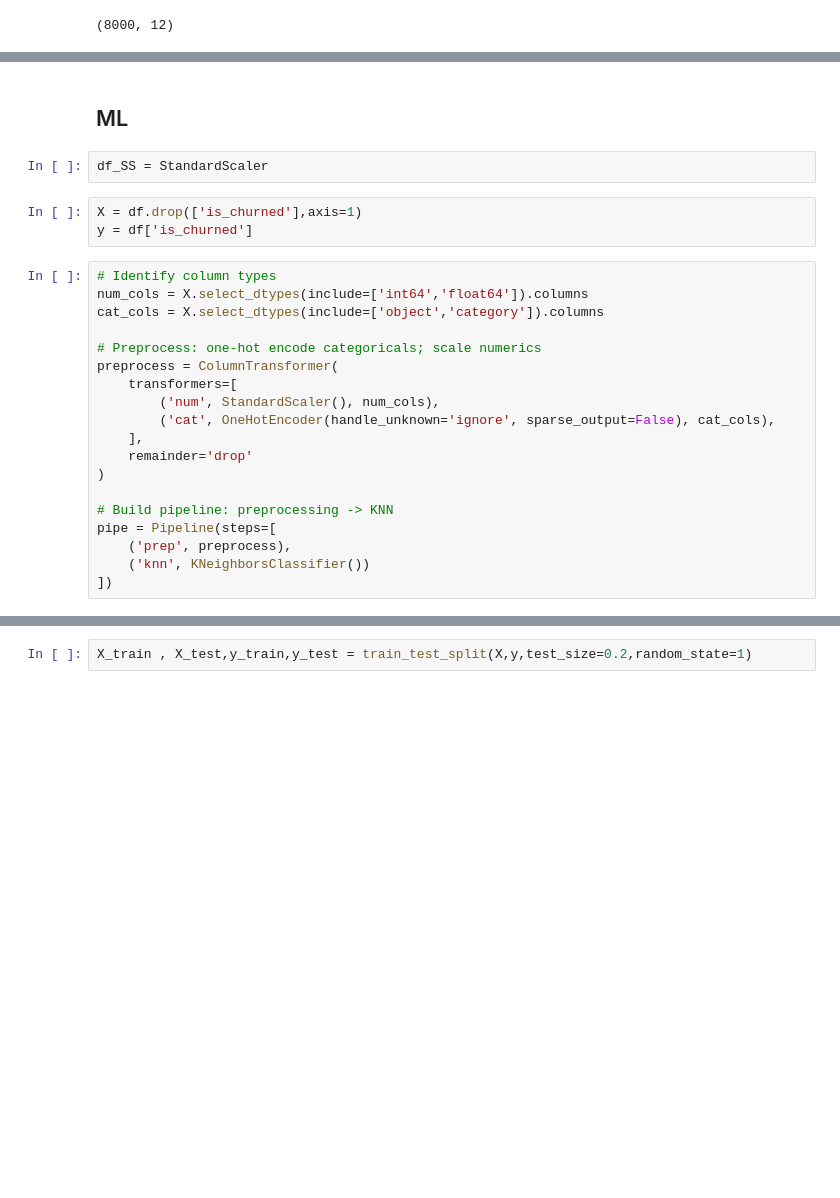
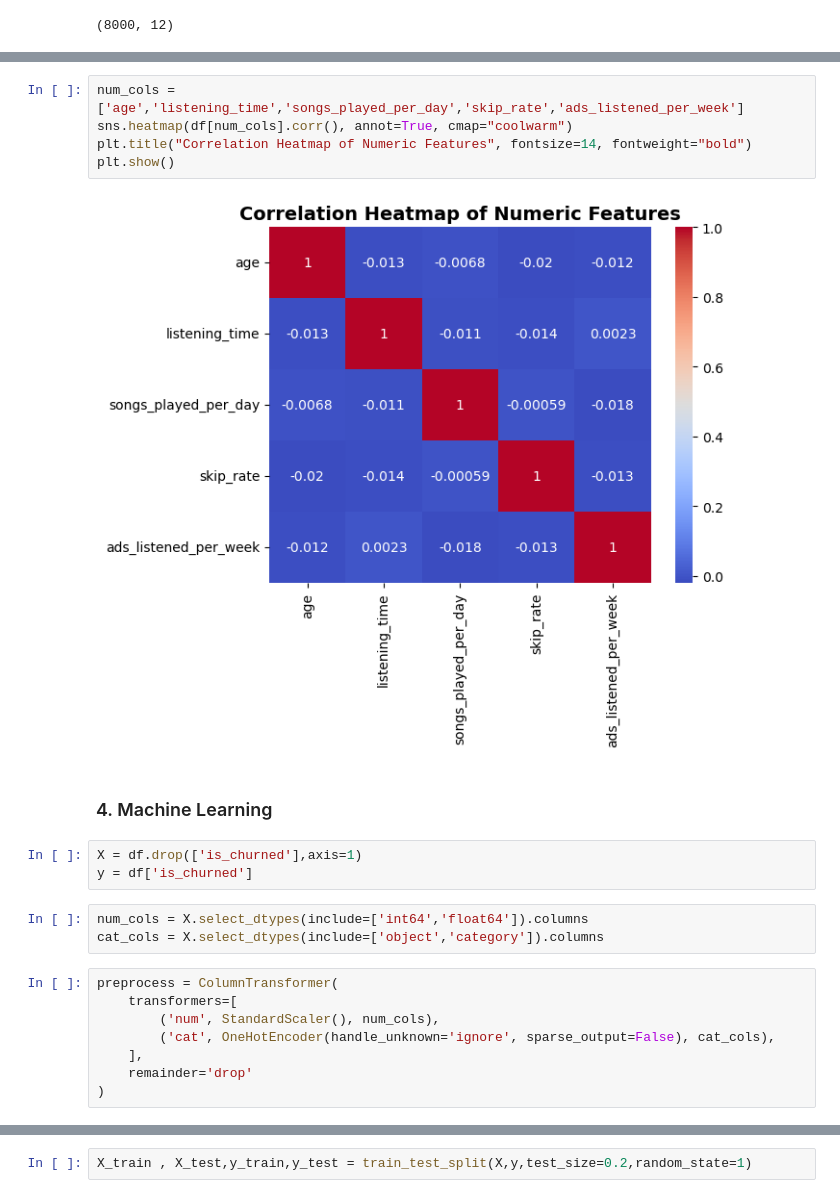
Before and after one commit to AhmedBashmmakh/Spotify-Churn-Prediction, a Jupyter notebook: Spotify_Churn_pred.ipynb, the cells around one changed output, grey strips where cells are left out. Cells and saved outputs as stored; diff of their text form; blank space fills up the shorter version.

Commit message:
added full EDA, ML pipeline (KNN, Decision Tree, Random Forest, Logistic Regression), results summary, and updated README

```diff
--- a/Spotify_Churn_pred.ipynb
+++ b/Spotify_Churn_pred.ipynb
@@ -77,16 +95,19 @@ sns.countplot(data=df,x="device_type")
+# %%
+num_cols = ['age','listening_time','songs_played_per_day','skip_rate','ads_listened_per_week']
+sns.heatmap(df[num_cols].corr(), annot=True, cmap="coolwarm")
+plt.title("Correlation Heatmap of Numeric Features", fontsize=14, fontweight="bold")
+plt.show()
+# %% [output]
+[figure, added]
 # %% [markdown]
-## ML
+### 4. Machine Learning
-# %%
-df_SS = StandardScaler
 # %%
 X = df.drop(['is_churned'],axis=1)
 y = df['is_churned']
+# %%
+num_cols = X.select_dtypes(include=['int64','float64']).columns
+cat_cols = X.select_dtypes(include=['object','category']).columns
 # %%
-# Identify column types
-num_cols = X.select_dtypes(include=['int64','float64']).columns
-cat_cols = X.select_dtypes(include=['object','category']).columns
-
-# Preprocess: one-hot encode categoricals; scale numerics
 preprocess = ColumnTransformer(
     transformers=[
         ('num', StandardScaler(), num_cols),
@@ -94,9 +115,3 @@ preprocess = ColumnTransformer(
     ],
     remainder='drop'
 )
-
-# Build pipeline: preprocessing -> KNN
-pipe = Pipeline(steps=[
-    ('prep', preprocess),
-    ('knn', KNeighborsClassifier())
-])
```
Also changed, not shown: parts of 16 cells of this notebook, 1 other file.
